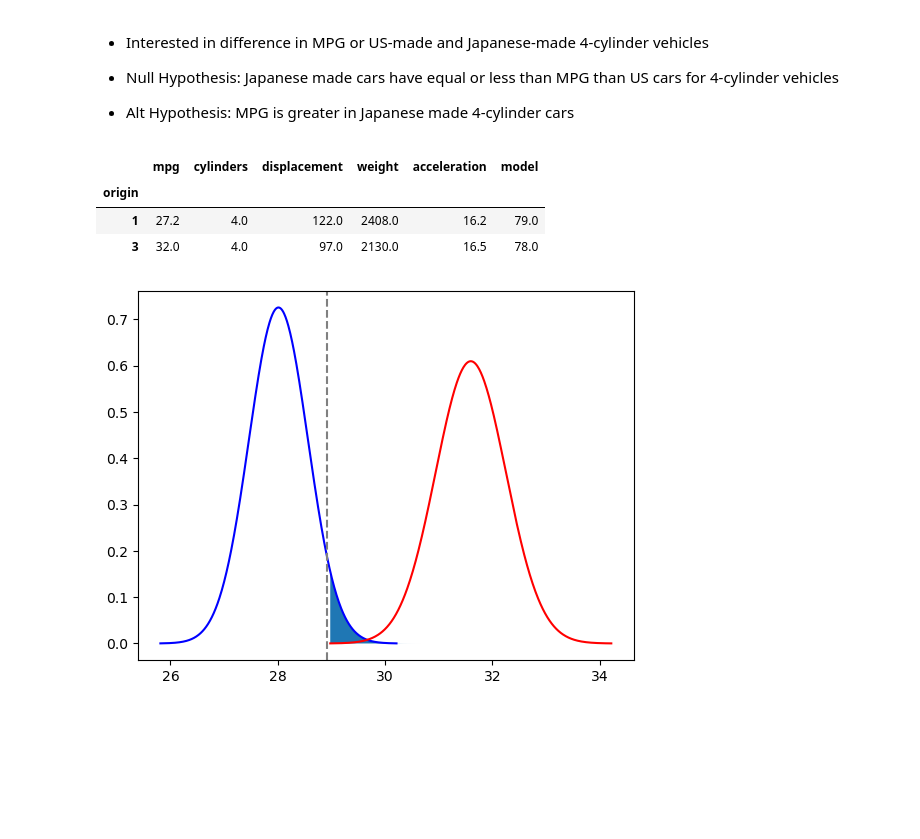
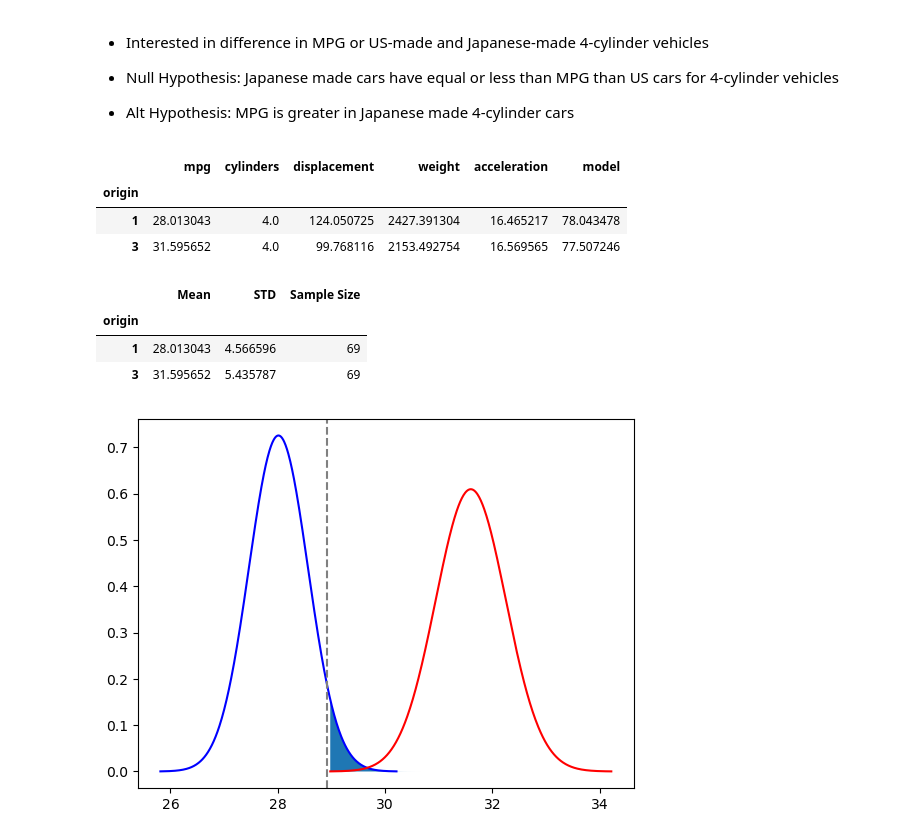
Before and after one commit to JaimeVRodriguez/cars_analysis, a Jupyter notebook: notebook.ipynb, the cells around one changed output. Cells and saved outputs as stored; diff of their text form; code cells hidden in the pictures; blank space fills up the shorter version.

```diff
--- a/notebook.ipynb
+++ b/notebook.ipynb
@@ -36,20 +36,17 @@ cars_df.sample(20)
 - Null Hypothesis: Japanese made cars have equal or less than MPG than US cars for 4-cylinder vehicles
 - Alt Hypothesis: MPG is greater in Japanese made 4-cylinder cars
 # %%
-# cars_df_sorted = cars_df[cars_df['cylinders'] == 4].groupby(cars_df['origin']).count()
-# cars_df_sorted.head()
-
 
 # creating new df with only American and Japanese manufactured vehicles that are 4-cylinders
 
 cars_df = cars_df[(cars_df['origin'] != 2) & (cars_df['cylinders'] == 4)]
-cars_df.groupby('origin').median()
-# cars_df.groupby(cars_df['origin']).mean()
+
+cars_df.groupby(cars_df['origin']).mean()
 # %% [output]
 |  | mpg | cylinders | displacement | weight | acceleration | model |
 | origin |  |  |  |  |  |  |
-| 1 | 27.2 | 4.0 | 122.0 | 2408.0 | 16.2 | 79.0 |
-| 3 | 32.0 | 4.0 | 97.0 | 2130.0 | 16.5 | 78.0 |
+| 1 | 28.013043 | 4.0 | 124.050725 | 2427.391304 | 16.465217 | 78.043478 |
+| 3 | 31.595652 | 4.0 | 99.768116 | 2153.492754 | 16.569565 | 77.507246 |
 # %%
 def sample_calcs(col1, col2='origin'):
 
@@ -59,6 +56,15 @@ def sample_calcs(col1, col2='origin'):
     col1_df['Sample Size'] = cars_df.groupby(col2)[col1].count()
 
     return col1_df
+
+
+comparison_df = sample_calcs('mpg')
+comparison_df
+# %% [output]
+|  | Mean | STD | Sample Size |
+| origin |  |  |  |
+| 1 | 28.013043 | 4.566596 | 69 |
+| 3 | 31.595652 | 5.435787 | 69 |
 # %%
 def samp_dist_info(mean, std, sample_size, color):
 
```
Also changed, not shown: parts of 5 cells of this notebook.
